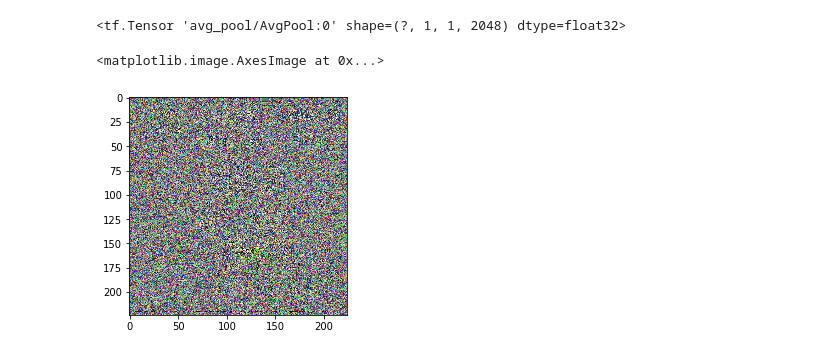
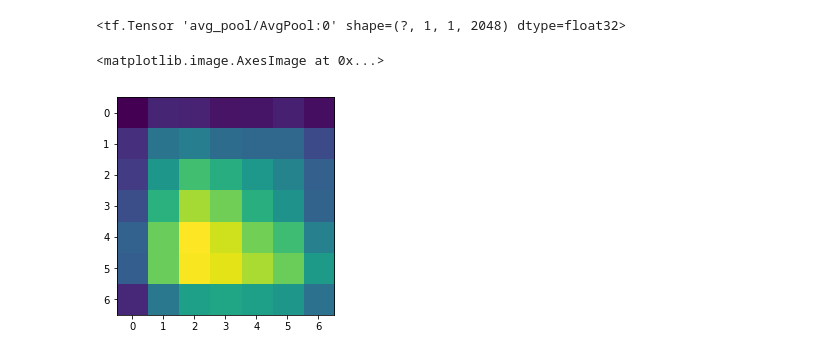
Before and after one commit to pfulop/resnetMyTensor, a Jupyter notebook: Lab4.ipynb, the cells around one changed output. Saved outputs shown, nothing was run; the diff lists cells and outputs as text; code cells hidden in the pictures.

```diff
--- a/Lab4.ipynb
+++ b/Lab4.ipynb
@@ -16,7 +17,7 @@ sess = keras.backend.get_session()
 # %%
 batch_size = 10
 # %%
-train_images, train_labels, valid_images, valid_labels, n_classes = prep.prepare_data('/run/media/backman/yay/dogbreed/')
+train_images, train_labels, valid_images, valid_labels, n_classes = prep.prepare_data('/Users/fulop/Downloads/dogbreed/sample/')
 # %%
 len(train_images)
 # %% [output]
@@ -88,6 +79,6 @@ ________________________________________________________________________________
 model.compile(optimizer=keras.optimizers.Adam(1e-3),
        loss='categorical_crossentropy', metrics=['accuracy'], target_tensors=[next_output])
 # %%
-sess.run(iterator_train.initializer)
-model.fit(steps_per_epoch = steps_per_epoch)
-model.save_weights("dogs.h5")
+# sess.run(iterator_train.initializer)
+# model.fit(steps_per_epoch = steps_per_epoch)
+# model.save_weights("dogs.h5")
@@ -106,7 +94,7 @@ l[-3].output
 conv_fn = keras.backend.function([l[0].input, keras.backend.learning_phase()], [l[-4].output])
 # %%
 def get_cm2(inp, label):
-    conv = conv_fn([inp,0])[0, label]
-    return scipy.misc.imresize(conv, (360,640))
+    conv = conv_fn([inp,0])
+    return conv
 # %%
 sess.run(iterator_train.initializer)
@@ -115,5 +100,0 @@ np_array = sess.run(next_input[0])
-# %%
-plt.imshow(np_array)
-# %% [output]
-<matplotlib.image.AxesImage at 0x...>
-[figure, removed]
@@ -119,0 +109,9 @@ plt.imshow(np_array)
+# %%
+inp = np.expand_dims(np_array, 0)
+# %%
+cm = get_cm2(inp, 0)
+cm = np.squeeze(cm, axis=0)
+plt.imshow(cm[:,:,0])
+# %% [output]
+<matplotlib.image.AxesImage at 0x...>
+[figure, added]
```
Also changed, not shown: parts of 7 cells of this notebook, 3 other files.
